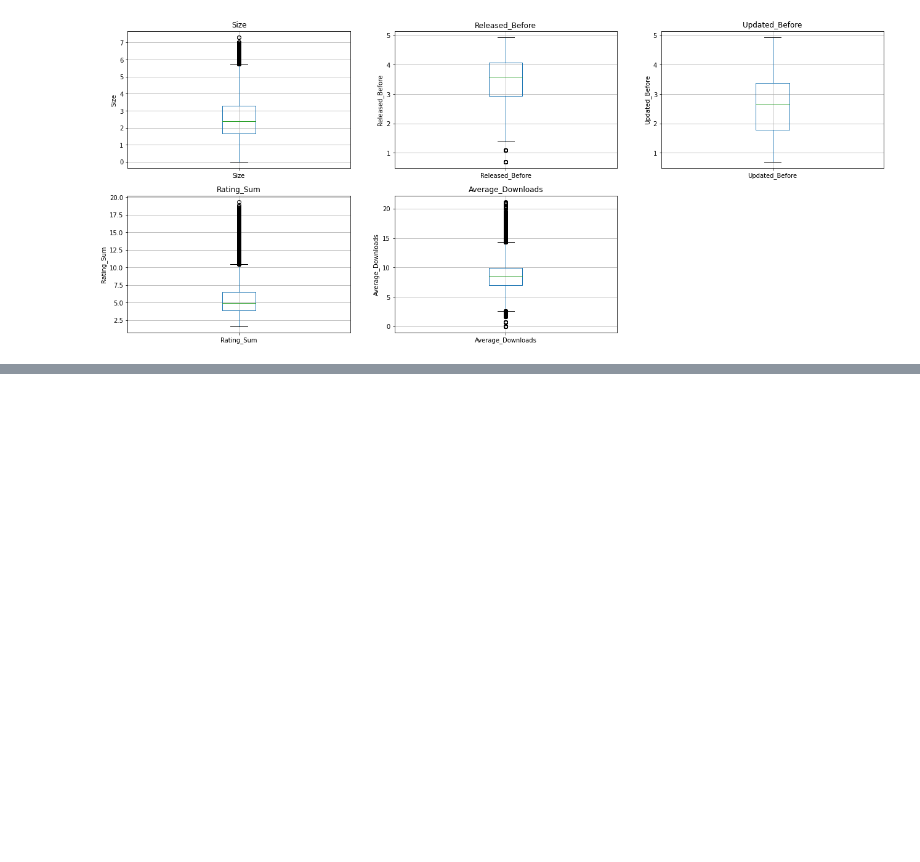
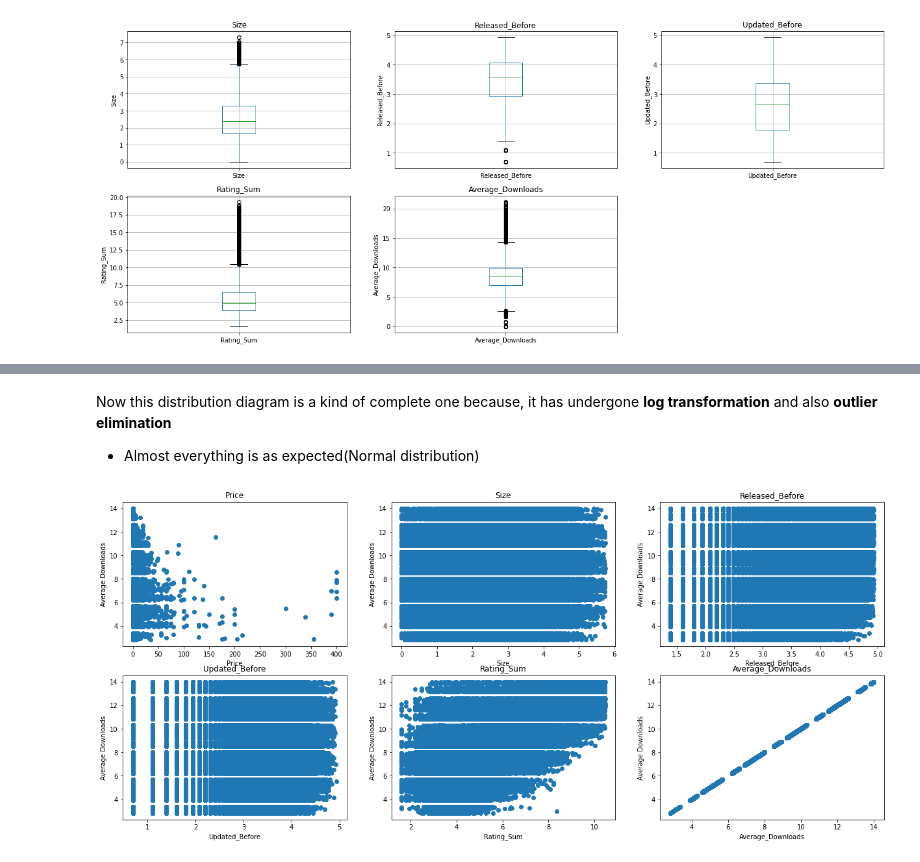
Before and after one commit to Nithish1201/Success_prediction_of_app, a Jupyter notebook: EDA.ipynb, the cells around one changed output, grey strips where cells are left out. Saved outputs shown, nothing was run; the diff lists cells and outputs as text; code cells hidden in the pictures; blank space fills up the shorter version.

```diff
--- a/EDA.ipynb
+++ b/EDA.ipynb
@@ -254,0 +344,17 @@ plt.show()
+# %% [markdown]
+Now this distribution diagram is a kind of complete one because, it has undergone **log transformation** and also **outlier elimination**
+- Almost everything is as expected(Normal distribution)
+# %%
+fig = plt.figure(figsize=(21,9))
+
+for feature,i in zip(continuous_feature, range(1,7)):
+    ax = fig.add_subplot(2,3,i)
+    ax.scatter(data1[feature],data1['Average_Downloads'])
+    data1[feature]=np.log(data1[feature])
+    ax.set_xlabel(feature)
+    ax.set_ylabel("Average Downloads")
+    ax.set_title(feature)
+
+plt.show()
+# %% [output]
+[figure, added]
```
Also changed, not shown: parts of 33 cells of this notebook.
